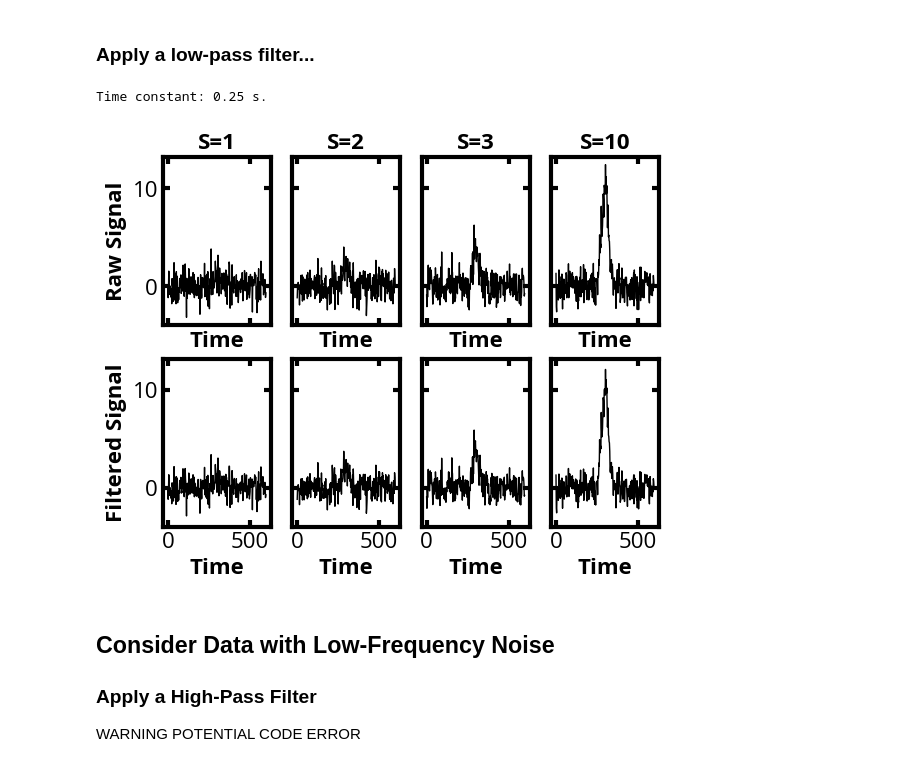
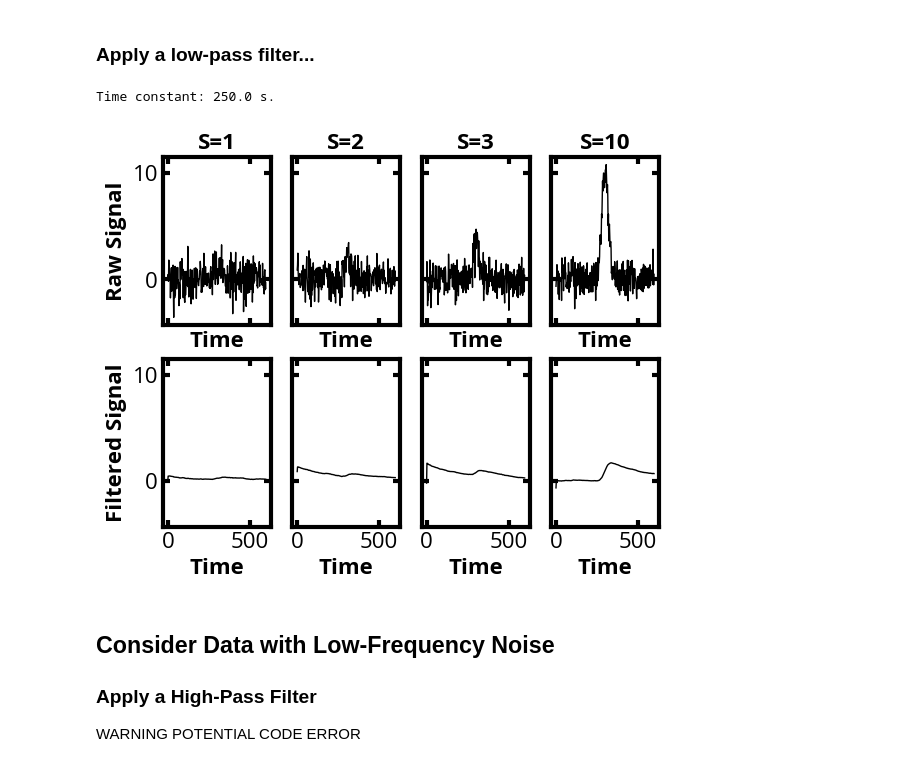
Before and after one commit to mfbush/instrumental-analysis, a Jupyter notebook: notebooks/transducers.ipynb, the cells around one changed output. Saved outputs shown, nothing was run; the diff lists cells and outputs as text; code cells hidden in the pictures.

```diff
--- a/notebooks/transducers.ipynb
+++ b/notebooks/transducers.ipynb
@@ -149,7 +149,7 @@ colors = mpl.cm.magma(np.linspace(0,1,5))
 # %% [markdown]
 ### Apply a low-pass filter...
 # %%
-R = 500. # Resistance in ohms
+R = 500000. # Resistance in ohms
 C = 0.0005 # Capacitance in farads.
 
 RC = R*C     # Time constant in seconds.
@@ -163,35 +163,35 @@ dt = 2.
 time = np.arange(0,600.,dt)
 heights = [1,2,3,10]
 
 # Adapted from https://en.wikipedia.org/wiki/Low-pass_filter
 fc = 1./(2*np.pi*RC)
 alpha = (2*np.pi*dt*fc)/(2*np.pi*dt*fc+1.)
 
 for i in range(4):
 
     raw = np.zeros_like(time)
     raw += np.random.randn(np.size(time))
     peak = norm.pdf(time, tr,scale=20.)
     raw += peak*heights[i]/peak.max()
 
     ax[0,i].set_title('S='+str(heights[i]), fontweight='bold')
     ax[0,i].plot(time,raw,'k',lw=1)
     ax[0,i].set_xlabel('Time', fontweight='bold')
 
     # Adapted from # From https://en.wikipedia.org/wiki/Low-pass_filter
     filtered = raw
     for j in range(2,np.size(raw)):
         filtered[j] = filtered[j-1]+alpha*(raw[j]-filtered[j-1])
 
     ax[1,i].plot(time,filtered,'k',lw=1)
     ax[1,i].set_xlabel('Time', fontweight='bold')
 
 ax[0,0].set_ylabel('Raw Signal', fontweight='bold')
 ax[1,0].set_ylabel('Filtered Signal', fontweight='bold')
 plt.show()
 # %% [output]
-Time constant: 0.25 s.
+Time constant: 250.0 s.
-[figure, old version]
+[figure, new version]
 # %% [markdown]
 ## Consider Data with Low-Frequency Noise
 ### Apply a High-Pass Filter
```
Also changed, not shown: parts of 1 cell of this notebook, 1 other file.
